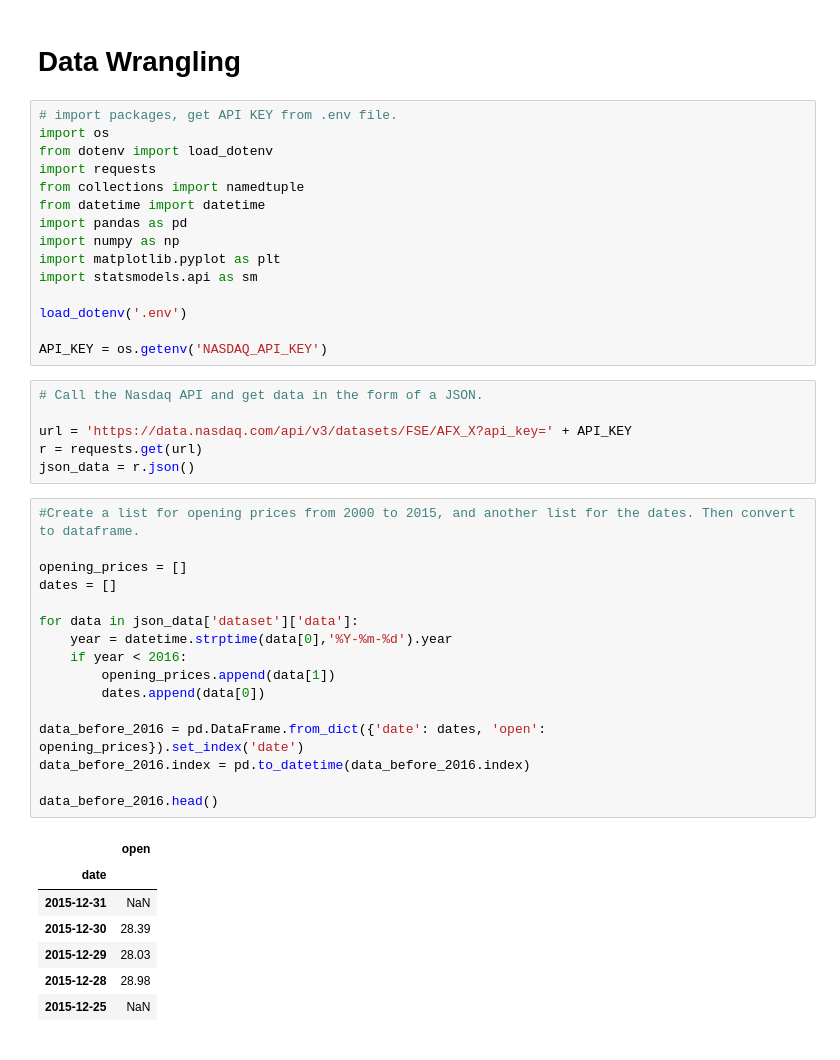
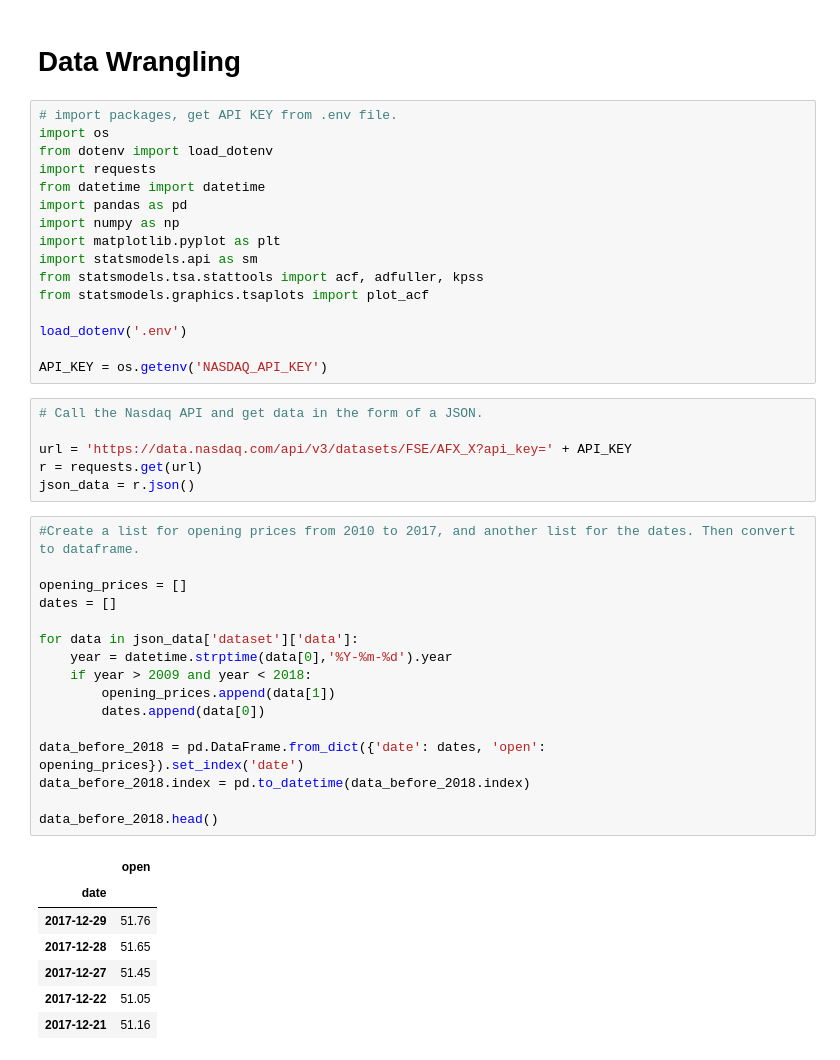
Before and after one commit to nhongphuc/Stock-prediction, a Jupyter notebook: Capstone3.ipynb, the cells around one changed output. Saved outputs shown, nothing was run; the diff lists cells and outputs as text.

```diff
--- a/Capstone3.ipynb
+++ b/Capstone3.ipynb
@@ -5,12 +5,13 @@
 import os
 from dotenv import load_dotenv
 import requests
-from collections import namedtuple
 from datetime import datetime
 import pandas as pd
 import numpy as np
 import matplotlib.pyplot as plt
 import statsmodels.api as sm
+from statsmodels.tsa.stattools import acf, adfuller, kpss
+from statsmodels.graphics.tsaplots import plot_acf
 
 load_dotenv('.env')
 
@@ -22,26 +23,26 @@ url = 'https://data.nasdaq.com/api/v3/datasets/FSE/AFX_X?api_key=' + API_KEY
 r = requests.get(url)
 json_data = r.json()
 # %%
-#Create a list for opening prices from 2000 to 2015, and another list for the dates. Then convert to dataframe.
+#Create a list for opening prices from 2010 to 2017, and another list for the dates. Then convert to dataframe.
 
 opening_prices = []
 dates = []
 
 for data in json_data['dataset']['data']:
     year = datetime.strptime(data[0],'%Y-%m-%d').year
-    if year < 2016:
+    if year > 2009 and year < 2018:
         opening_prices.append(data[1])
         dates.append(data[0])
 
-data_before_2016 = pd.DataFrame.from_dict({'date': dates, 'open': opening_prices}).set_index('date')
-data_before_2016.index = pd.to_datetime(data_before_2016.index)
+data_before_2018 = pd.DataFrame.from_dict({'date': dates, 'open': opening_prices}).set_index('date')
+data_before_2018.index = pd.to_datetime(data_before_2018.index)
 
-data_before_2016.head()
+data_before_2018.head()
 # %% [output]
 |  | open |
 | date |  |
-| 2015-12-31 | NaN |
-| 2015-12-30 | 28.39 |
-| 2015-12-29 | 28.03 |
-| 2015-12-28 | 28.98 |
-| 2015-12-25 | NaN |
+| 2017-12-29 | 51.76 |
+| 2017-12-28 | 51.65 |
+| 2017-12-27 | 51.45 |
+| 2017-12-22 | 51.05 |
+| 2017-12-21 | 51.16 |
```
Also changed, not shown: parts of 15 cells of this notebook.
